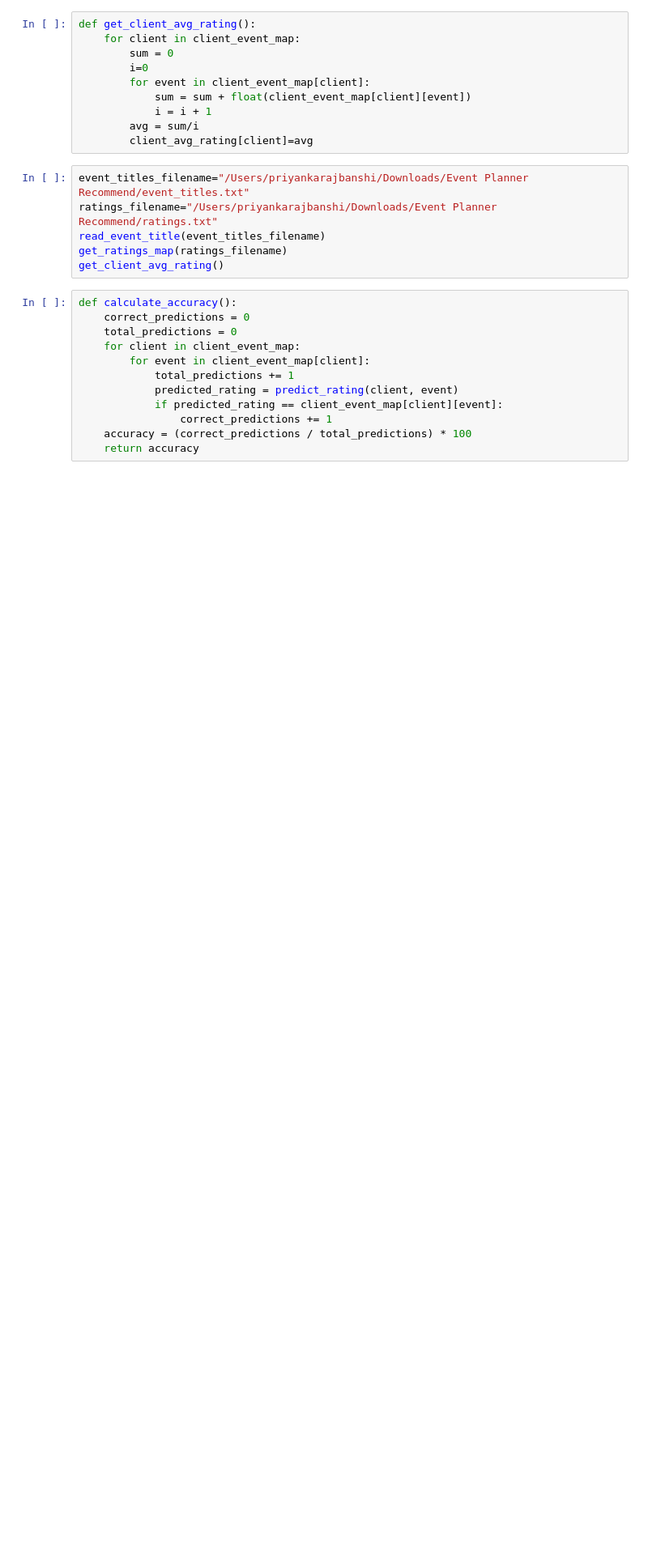
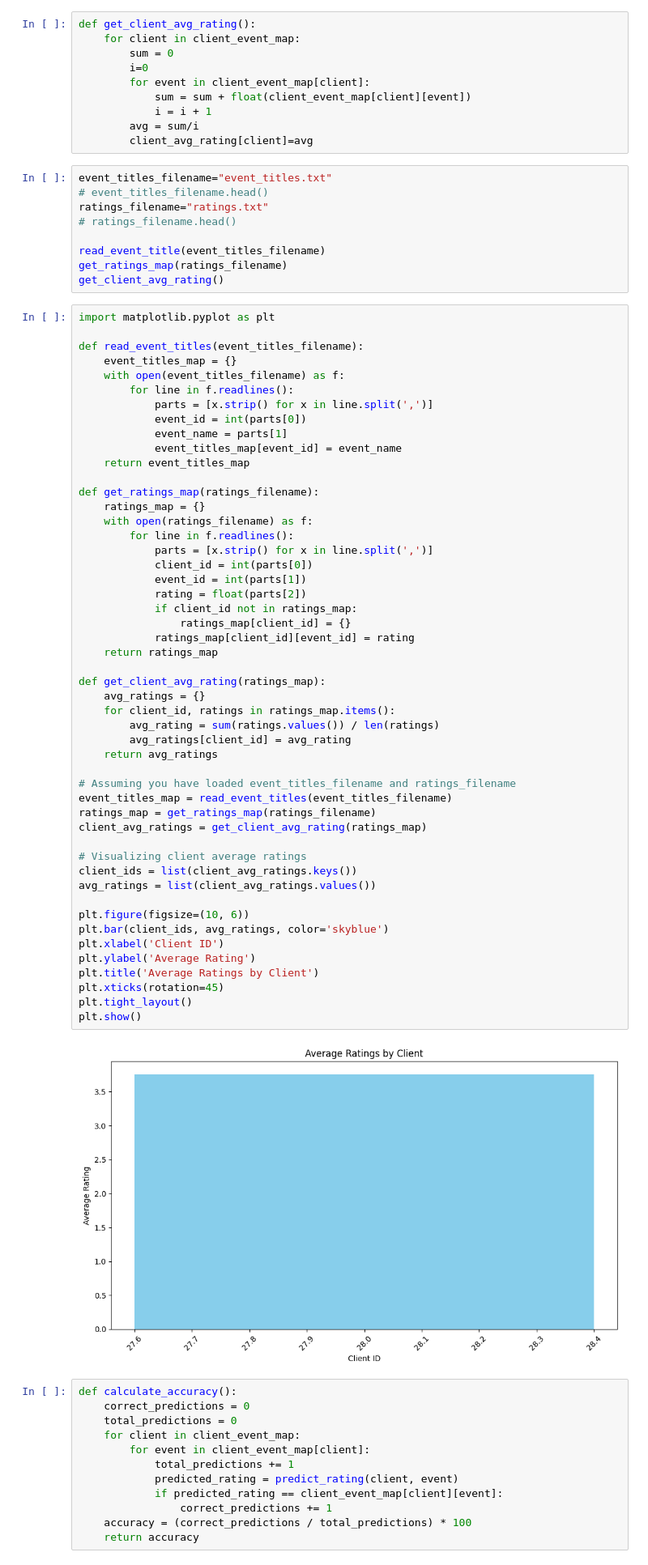
Before and after one commit to CSagare/eventguru, a Jupyter notebook: CollabFiltAlg/eventplannerrecommend.ipynb, the cells around one changed output. Shown at 81% size. Saved outputs shown, nothing was run; the diff lists cells and outputs as text; blank space fills up the shorter version.

```diff
--- a/CollabFiltAlg/eventplannerrecommend.ipynb
+++ b/CollabFiltAlg/eventplannerrecommend.ipynb
@@ -42,11 +42,66 @@ def get_client_avg_rating():
         avg = sum/i
         client_avg_rating[client]=avg
 # %%
-event_titles_filename="/Users/priyankarajbanshi/Downloads/Event Planner Recommend/event_titles.txt"
-ratings_filename="/Users/priyankarajbanshi/Downloads/Event Planner Recommend/ratings.txt"
+event_titles_filename="event_titles.txt"
+# event_titles_filename.head()
+ratings_filename="ratings.txt"
+# ratings_filename.head()
+
 read_event_title(event_titles_filename)
 get_ratings_map(ratings_filename)
 get_client_avg_rating()
+# %%
+import matplotlib.pyplot as plt
+
+def read_event_titles(event_titles_filename):
+    event_titles_map = {}
+    with open(event_titles_filename) as f:
+        for line in f.readlines():
+            parts = [x.strip() for x in line.split(',')]
+            event_id = int(parts[0])
+            event_name = parts[1]
+            event_titles_map[event_id] = event_name
+    return event_titles_map
+
+def get_ratings_map(ratings_filename):
+    ratings_map = {}
+    with open(ratings_filename) as f:
+        for line in f.readlines():
+            parts = [x.strip() for x in line.split(',')]
+            client_id = int(parts[0])
+            event_id = int(parts[1])
+            rating = float(parts[2])
+            if client_id not in ratings_map:
+                ratings_map[client_id] = {}
+            ratings_map[client_id][event_id] = rating
+    return ratings_map
+
+def get_client_avg_rating(ratings_map):
+    avg_ratings = {}
+    for client_id, ratings in ratings_map.items():
+        avg_rating = sum(ratings.values()) / len(ratings)
+        avg_ratings[client_id] = avg_rating
+    return avg_ratings
+
+# Assuming you have loaded event_titles_filename and ratings_filename
+event_titles_map = read_event_titles(event_titles_filename)
+ratings_map = get_ratings_map(ratings_filename)
+client_avg_ratings = get_client_avg_rating(ratings_map)
+
+# Visualizing client average ratings
+client_ids = list(client_avg_ratings.keys())
+avg_ratings = list(client_avg_ratings.values())
+
+plt.figure(figsize=(10, 6))
+plt.bar(client_ids, avg_ratings, color='skyblue')
+plt.xlabel('Client ID')
+plt.ylabel('Average Rating')
+plt.title('Average Ratings by Client')
+plt.xticks(rotation=45)
+plt.tight_layout()
+plt.show()
+# %% [output]
+[figure, added]
 # %%
 def calculate_accuracy():
     correct_predictions = 0
```
Also changed, not shown: parts of 4 cells of this notebook, 47 other files.
